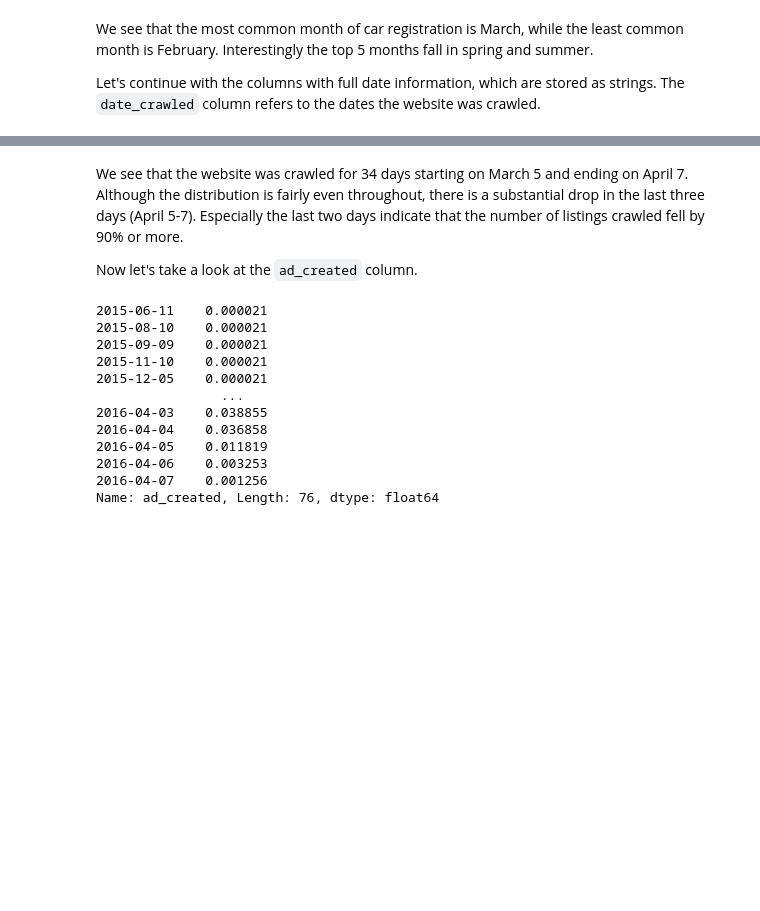
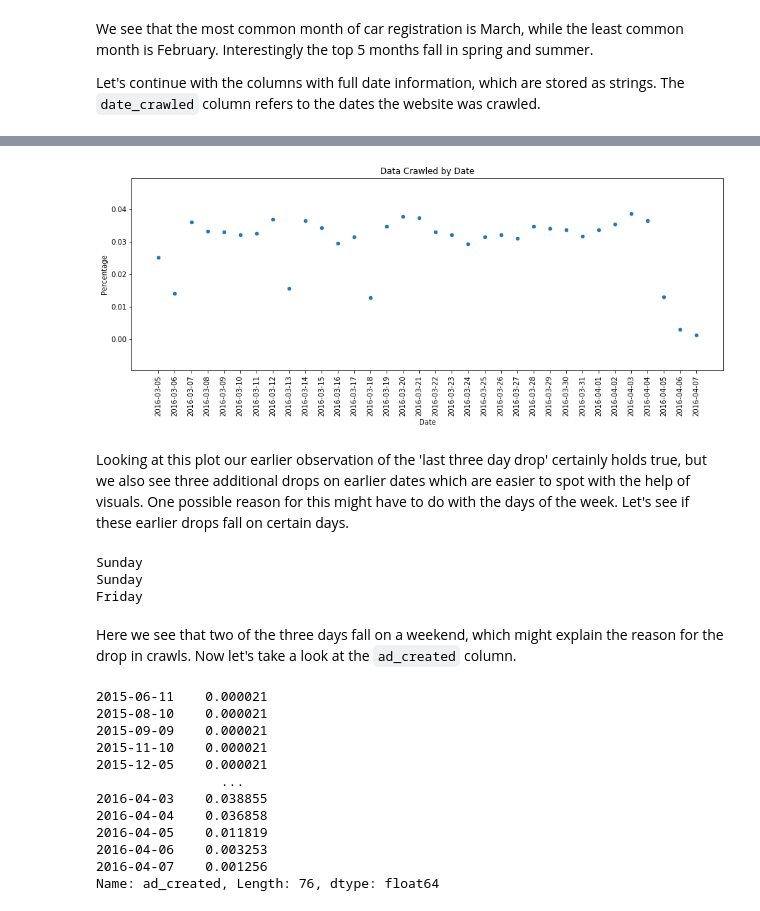
Before and after one commit to MustafaBor/data-projects, a Jupyter notebook: eBay Used Car Listings/Exploring Used Car Listings on eBay.ipynb, the cells around one changed output, grey strips where cells are left out. Saved outputs shown, nothing was run; the diff lists cells and outputs as text; code cells hidden in the pictures; blank space fills up the shorter version.

Commit message:
Added charts and plots (bar, pie, line, scatter)

```diff
--- a/eBay Used Car Listings/Exploring Used Car Listings on eBay.ipynb
+++ b/eBay Used Car Listings/Exploring Used Car Listings on eBay.ipynb
@@ -390,3 +396,5 @@ Let's continue with the columns with full date information, which are stored as
 # %%
-autos['date_crawled'].str[:10].value_counts(normalize=True, dropna=False).sort_index()
+dates_crawled = autos['date_crawled'].str[:10].value_counts(normalize=True, dropna=False).sort_index()
+dates_crawled_df = pd.DataFrame(dates_crawled.items(), columns=['Date','Percentage'])
+dates_crawled_df
 # %% [output]
@@ -410,7 +418,24 @@ Name: date_crawled, dtype: float64
-# %% [markdown]
-We see that the website was crawled for 34 days starting on March 5 and ending on April 7. Although the distribution is fairly even throughout, there is a substantial drop in the last three days (April 5-7). Especially the last two days indicate that the number of listings crawled fell by 90% or more.
-
-Now let's take a look at the `ad_created` column.
+# %%
+dates_crawled_df.plot(x='Date', y='Percentage', kind='scatter', title='Data Crawled by Date', figsize=(15,5))
+plt.xticks(rotation=90)
+plt.show()
+# %% [output]
+[figure, added]
+# %% [markdown]
+Looking at this plot our earlier observation of the 'last three day drop' certainly holds true, but we also see three additional drops on earlier dates which are easier to spot with the help of visuals. One possible reason for this might have to do with the days of the week. Let's see if these earlier drops fall on certain days.
+# %%
+dates_crawled_df_low = dates_crawled_df[(dates_crawled_df['Percentage'] < 0.02)
+                                                    & (dates_crawled_df['Date'] < '2016-04-04')]
+
+for date in dates_crawled_df_low['Date']:
+    day = dt.datetime.strptime(date, '%Y-%m-%d').strftime('%A')
+    print(day)
+# %% [output]
+Sunday
+Sunday
+Friday
+# %% [markdown]
+Here we see that two of the three days fall on a weekend, which might explain the reason for the drop in crawls. Now let's take a look at the `ad_created` column.
 # %%
 autos['ad_created'].str[:10].value_counts(normalize=True, dropna=False).sort_index()
 # %% [output]
```
Also changed, not shown: parts of 15 cells of this notebook.
